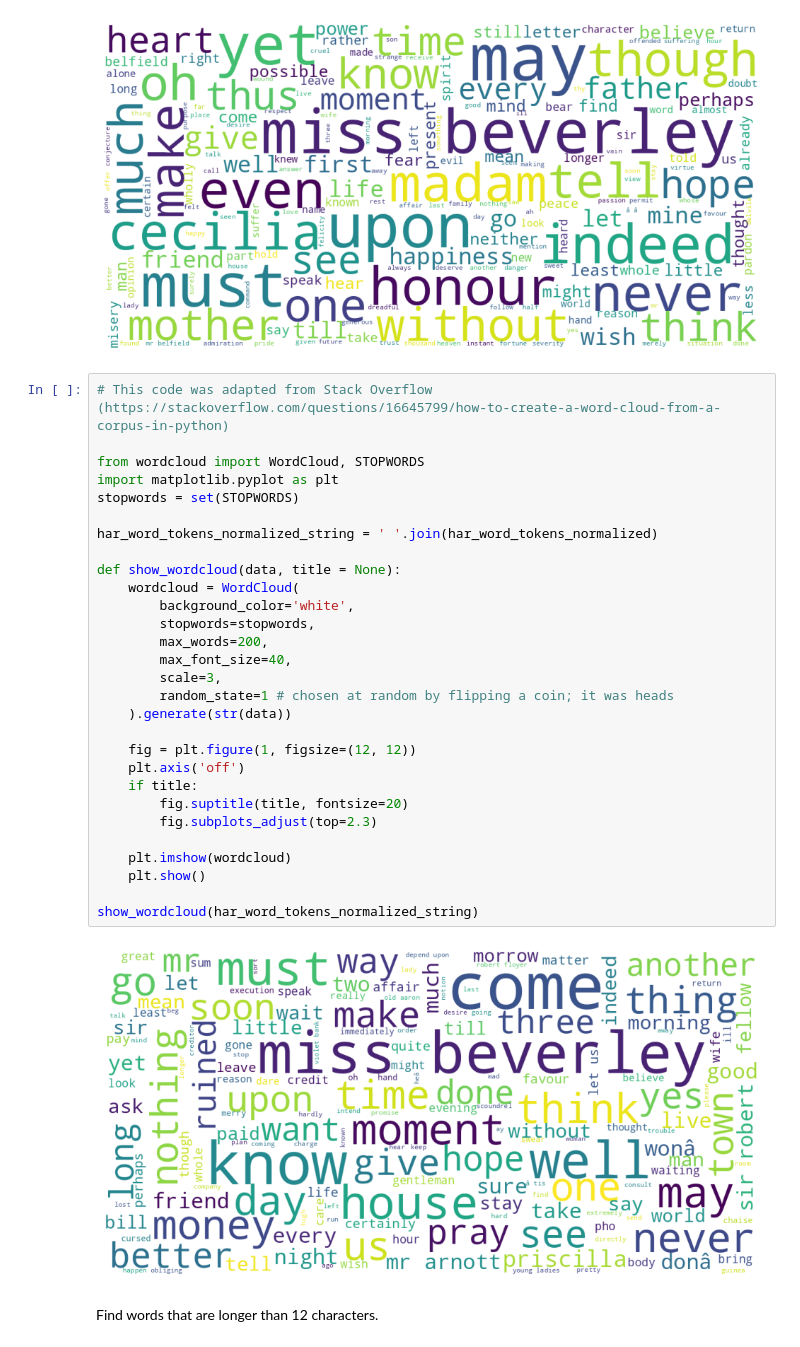
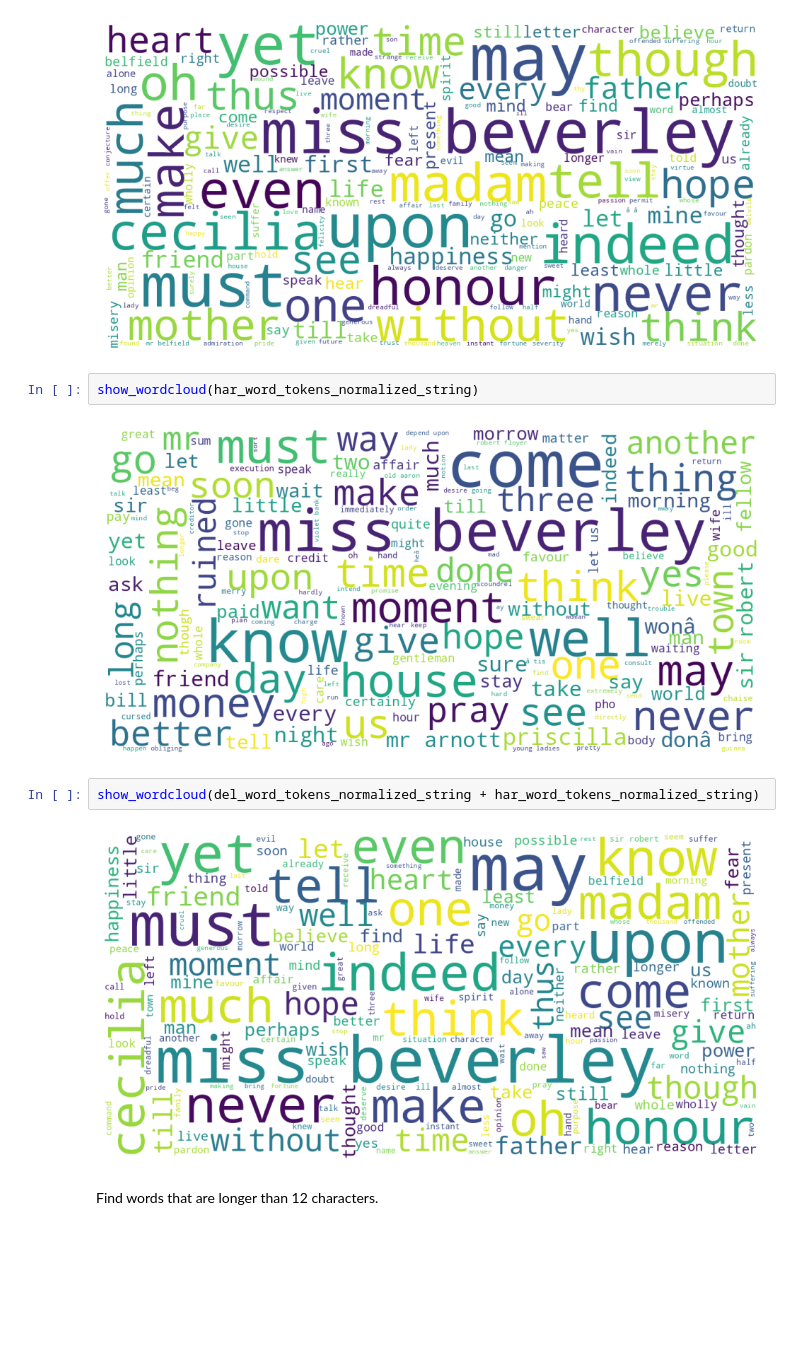
Before and after one commit to hilaryhavens/Cecilia-Harrel-Delvile, a Jupyter notebook: Cecilia_Harrel_and_Delvile_Language.ipynb, the cells around one changed output. Cells and saved outputs as stored; diff of their text form; blank space fills up the shorter version.

```diff
--- a/Cecilia_Harrel_and_Delvile_Language.ipynb
+++ b/Cecilia_Harrel_and_Delvile_Language.ipynb
@@ -349,37 +354,14 @@ def show_wordcloud(data, title = None):
 show_wordcloud(del_word_tokens_normalized_string)
 # %% [output]
 [figure]
-# %%
-# This code was adapted from Stack Overflow (https://stackoverflow.com/questions/16645799/how-to-create-a-word-cloud-from-a-corpus-in-python)
-
-from wordcloud import WordCloud, STOPWORDS
-import matplotlib.pyplot as plt
-stopwords = set(STOPWORDS)
-
-har_word_tokens_normalized_string = ' '.join(har_word_tokens_normalized)
-
-def show_wordcloud(data, title = None):
-    wordcloud = WordCloud(
-        background_color='white',
-        stopwords=stopwords,
-        max_words=200,
-        max_font_size=40,
-        scale=3,
-        random_state=1 # chosen at random by flipping a coin; it was heads
-    ).generate(str(data))
-
-    fig = plt.figure(1, figsize=(12, 12))
-    plt.axis('off')
-    if title:
-        fig.suptitle(title, fontsize=20)
-        fig.subplots_adjust(top=2.3)
-
-    plt.imshow(wordcloud)
-    plt.show()
-
-show_wordcloud(har_word_tokens_normalized_string)
-# %% [output]
-[figure, removed]
+# %%
+show_wordcloud(har_word_tokens_normalized_string)
+# %% [output]
+[figure, added]
+# %%
+show_wordcloud(del_word_tokens_normalized_string + har_word_tokens_normalized_string)
+# %% [output]
+[figure, added]
 # %% [markdown]
 Find words that are longer than 12 characters.
 # %%
```
Also changed, not shown: parts of 5 cells of this notebook.
